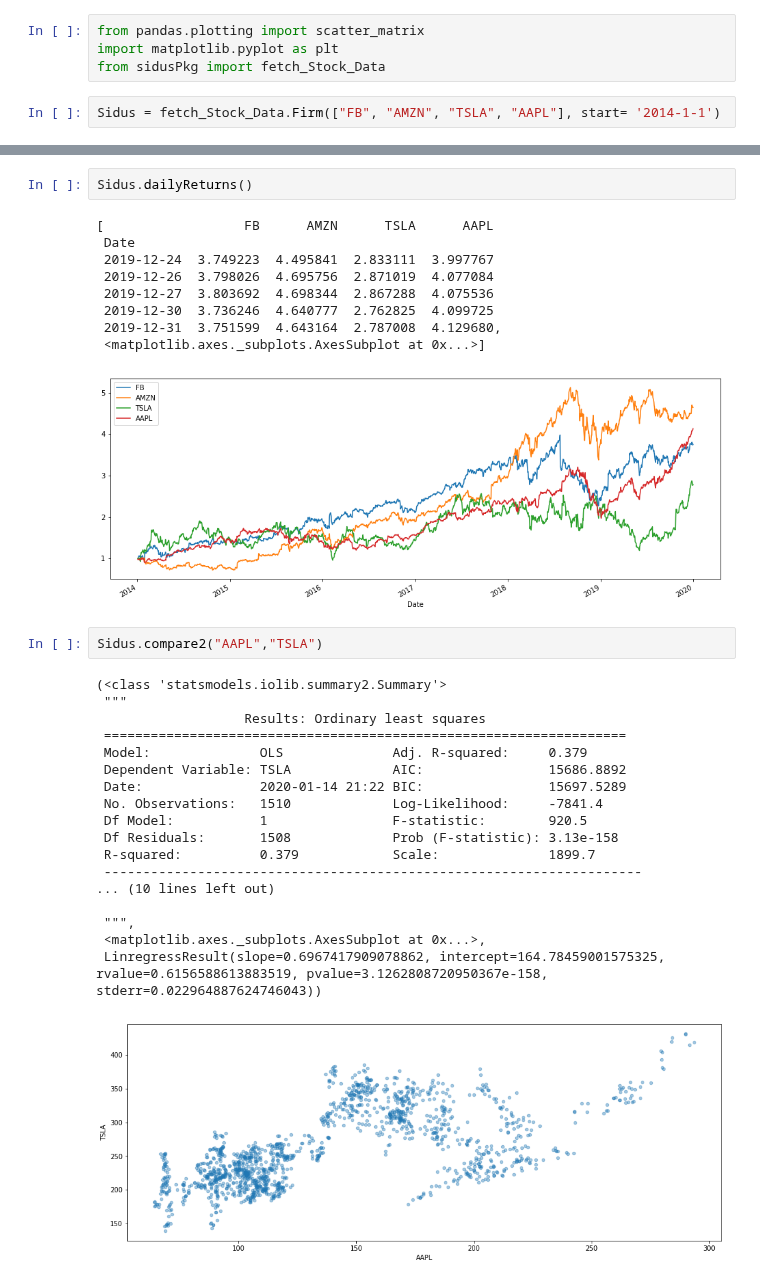
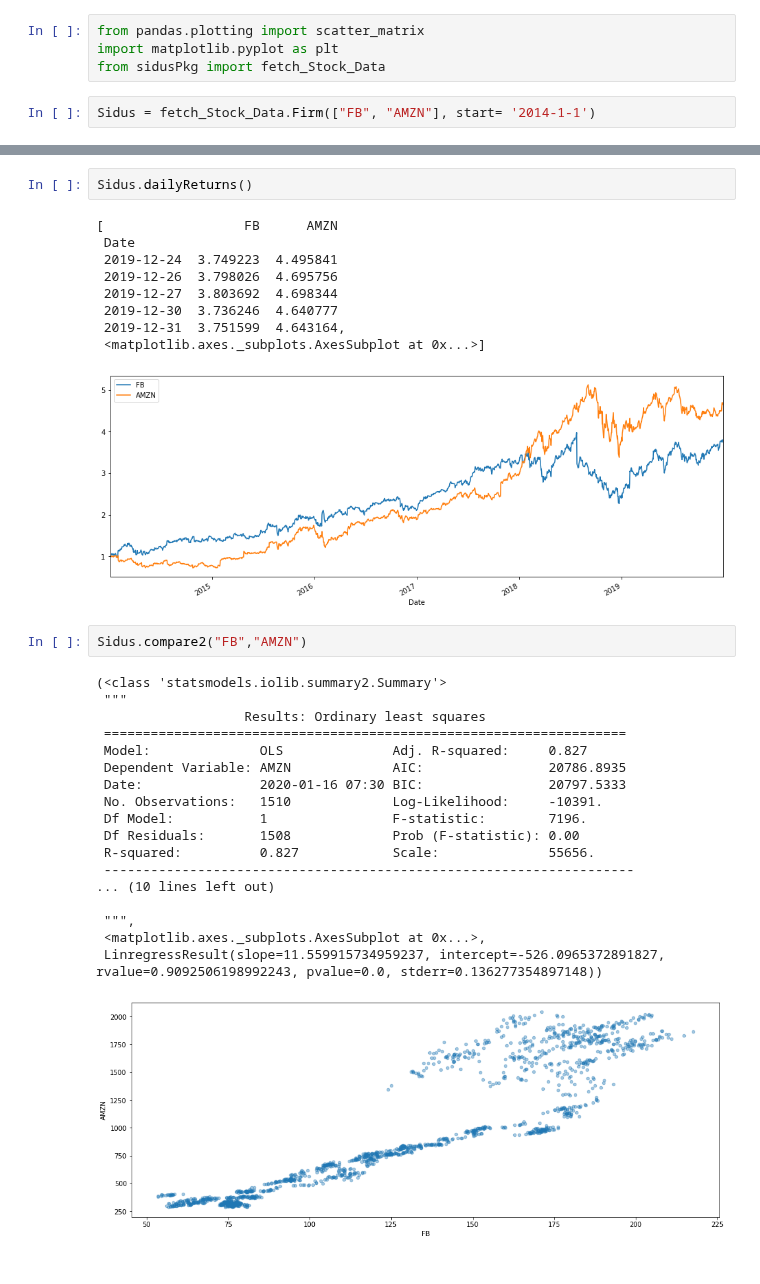
Before and after one commit to Berkat0789/Data_Analysis, a Jupyter notebook: Personal Projects/Sidus/Untitled.ipynb, the cells around one changed output, grey strips where cells are left out. Drawn from its saved outputs; the diff is of its cells as text.

```diff
--- a/Personal Projects/Sidus/Untitled.ipynb
+++ b/Personal Projects/Sidus/Untitled.ipynb
@@ -5,5 +5,5 @@ from pandas.plotting import scatter_matrix
 import matplotlib.pyplot as plt
 from sidusPkg import fetch_Stock_Data
 # %%
-Sidus = fetch_Stock_Data.Firm(["FB", "AMZN", "TSLA", "AAPL"], start= '2014-1-1')
+Sidus = fetch_Stock_Data.Firm(["FB", "AMZN"], start= '2014-1-1')
 # %%
@@ -39,33 +52,33 @@ Sidus.dailyChanges("box")
 # %%
 Sidus.dailyReturns()
 # %% [output]
-[                  FB      AMZN      TSLA      AAPL
+[                  FB      AMZN
  Date
- 2019-12-24  3.749223  4.495841  2.833111  3.997767
- 2019-12-26  3.798026  4.695756  2.871019  4.077084
- 2019-12-27  3.803692  4.698344  2.867288  4.075536
- 2019-12-30  3.736246  4.640777  2.762825  4.099725
- 2019-12-31  3.751599  4.643164  2.787008  4.129680,
+ 2019-12-24  3.749223  4.495841
+ 2019-12-26  3.798026  4.695756
+ 2019-12-27  3.803692  4.698344
+ 2019-12-30  3.736246  4.640777
+ 2019-12-31  3.751599  4.643164,
  <matplotlib.axes._subplots.AxesSubplot at 0x...>]
-[figure, old version]
+[figure, new version]
 # %%
-Sidus.compare2("AAPL","TSLA")
+Sidus.compare2("FB","AMZN")
 # %% [output]
 (<class 'statsmodels.iolib.summary2.Summary'>
  """
                    Results: Ordinary least squares
  ===================================================================
- Model:              OLS              Adj. R-squared:     0.379
- Dependent Variable: TSLA             AIC:                15686.8892
- Date:               2020-01-14 21:22 BIC:                15697.5289
- No. Observations:   1510             Log-Likelihood:     -7841.4
- Df Model:           1                F-statistic:        920.5
- Df Residuals:       1508             Prob (F-statistic): 3.13e-158
- R-squared:          0.379            Scale:              1899.7
- ---------------------------------------------------------------------
+ Model:              OLS              Adj. R-squared:     0.827
+ Dependent Variable: AMZN             AIC:                20786.8935
+ Date:               2020-01-16 07:30 BIC:                20797.5333
+ No. Observations:   1510             Log-Likelihood:     -10391.
+ Df Model:           1                F-statistic:        7196.
+ Df Residuals:       1508             Prob (F-statistic): 0.00
+ R-squared:          0.827            Scale:              55656.
+ --------------------------------------------------------------------
 ... (10 lines left out)
 
  """,
  <matplotlib.axes._subplots.AxesSubplot at 0x...>,
- LinregressResult(slope=0.6967417909078862, intercept=164.78459001575325, rvalue=0.6156588613883519, pvalue=3.1262808720950367e-158, stderr=0.022964887624746043))
+ LinregressResult(slope=11.559915734959237, intercept=-526.0965372891827, rvalue=0.9092506198992243, pvalue=0.0, stderr=0.136277354897148))
-[figure, old version]
+[figure, new version]
```
Also changed, not shown: parts of 4 cells of this notebook, 1 other file.
